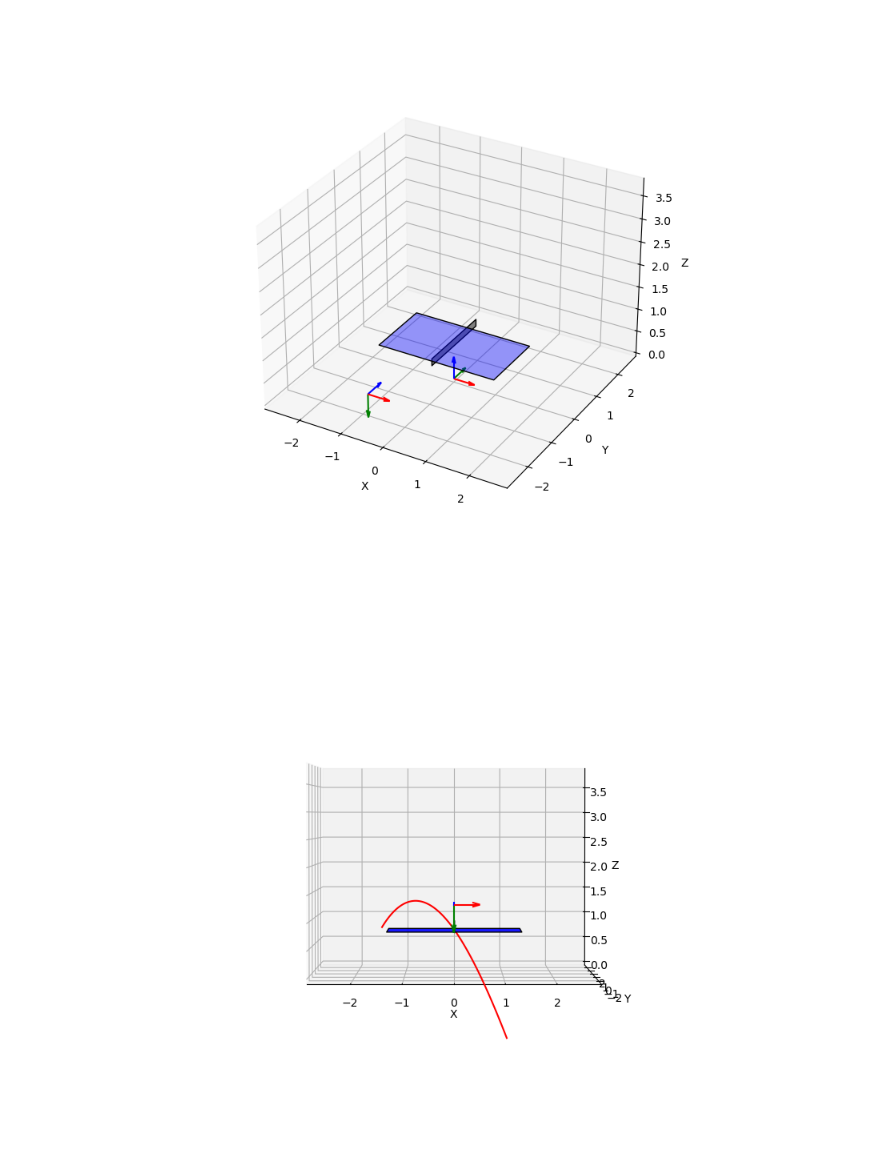
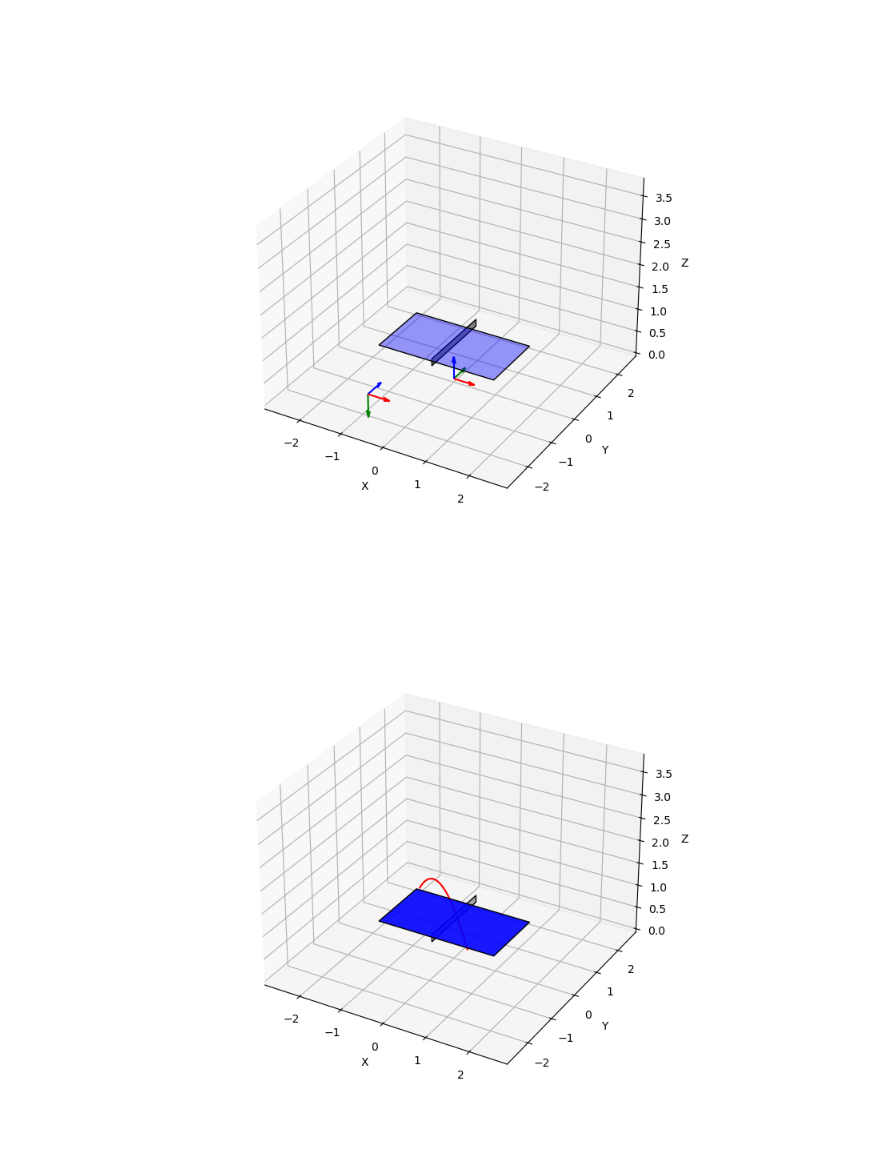
Before and after one commit to Priyanshu4/PingPongTracking, a Jupyter notebook: notebooks/plot_trajectory.ipynb, the cells around one changed output. Saved outputs shown, nothing was run; the diff lists cells and outputs as text; code cells hidden in the pictures.

```diff
--- a/notebooks/plot_trajectory.ipynb
+++ b/notebooks/plot_trajectory.ipynb
@@ -20,7 +20,7 @@ table = TableConstants() # Initialize table with defaults
 ball = BallConstants() # Initialize ball with defaults
 
 # Set the initial state of the ball
-ball_state: StateVector = np.array([-1.5, 0.7, ball.radius + table.height, 0, 0, 0, 2, -1, 3, 0, 0, 0])
+ball_state: StateVector = np.array([-1.3, 0.8, ball.radius + table.height, 0, 0, 0, 2, -1.2, 3, 0, 0, 0])
 ball_states = [ball_state]
 # %%
 ukf = BallUKF(
@@ -33,7 +33,7 @@ ukf = BallUKF(
 
 # Predict future ball states using the kalman filter (without measurements)
 dt = 0.01
-for i in range(100):
+for i in range(75):
     ball_state = ukf.predict(dt)
     ball_states.append(ukf.state)
 # %%
@@ -56,12 +56,10 @@ plt.show()
 # %%
 fig = plt.figure(figsize=(10, 7))
 ax = fig.add_subplot(111, projection='3d')
 
 plot3D.plot_table(ax, table)
 plot3D.plot_trajectory(ax, np.array(ball_states)[:,:3])
-plot3D.plot_camera(ax, camera)
-plot3D.view_from_camera_angle(ax, camera)
 anim = plot3D.animate_trajectory(fig, ax, np.array(ball_states)[:, :3], dt, ball)
 plt.show()
 # %% [output]
-[figure, old version]
+[figure, new version]
```
Also changed, not shown: 7 other files.
